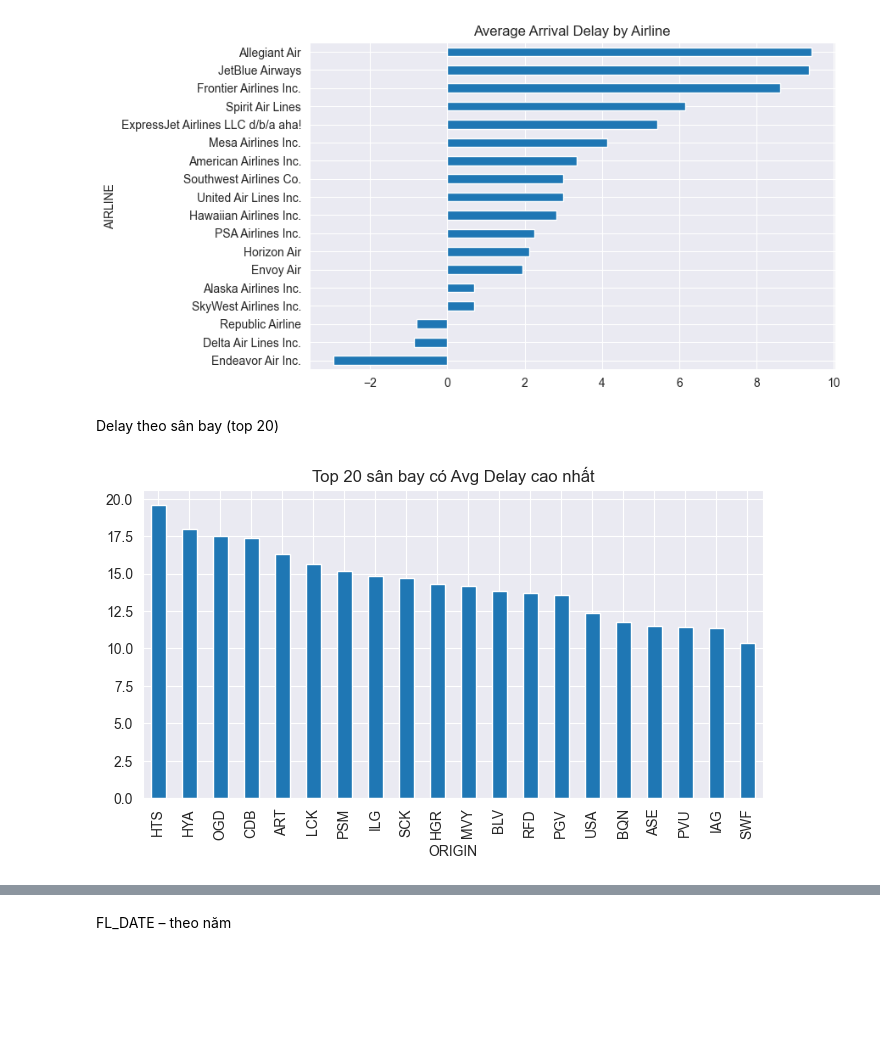
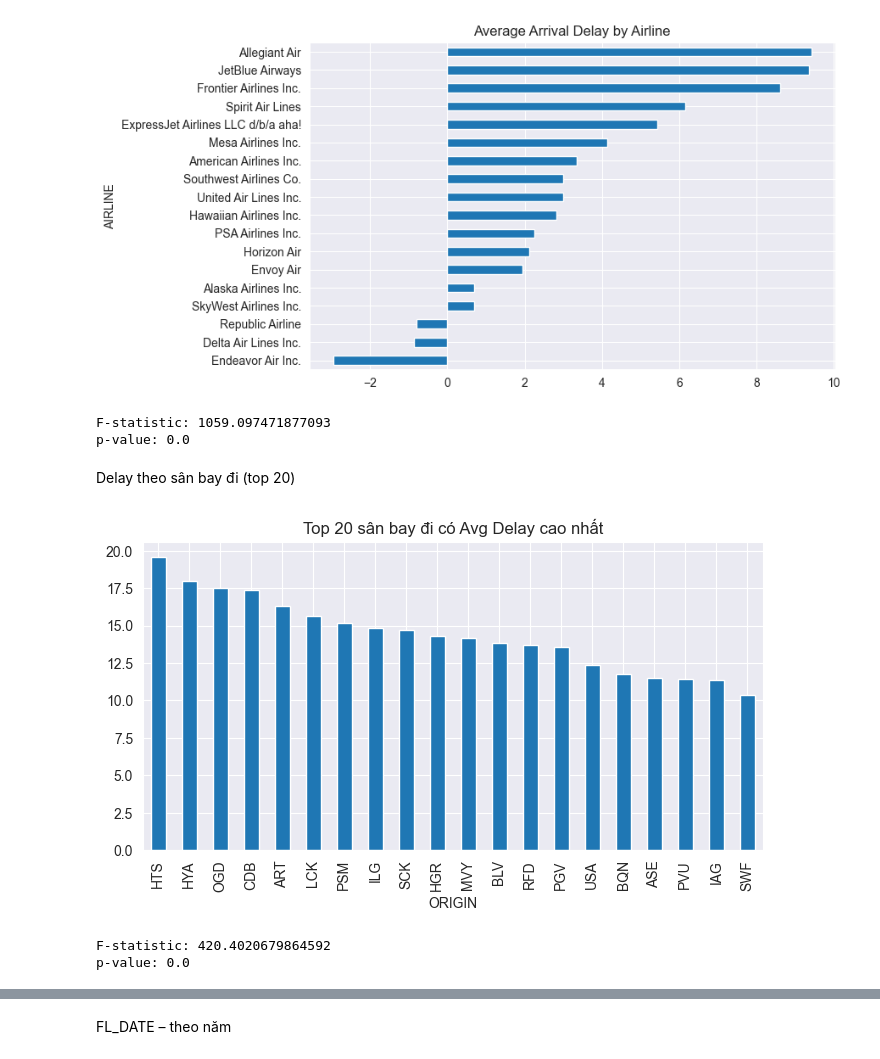
Before and after one commit to MinhPhi2504/IE313.Q12, a Jupyter notebook: flight.ipynb, the cells around one changed output, grey strips where cells are left out. Cells and saved outputs as stored; diff of their text form; code cells hidden in the pictures; blank space fills up the shorter version.

```diff
--- a/flight.ipynb
+++ b/flight.ipynb
@@ -475,18 +475,57 @@ plt.title("Average Arrival Delay by Airline")
 plt.show()
 # %% [output]
 [figure]
+# %%
+from scipy.stats import f_oneway
+
+# Loại missing
+df_anova = df[['ARR_DELAY', 'AIRLINE']].dropna()
+
+# Gom delay theo từng hãng
+groups = [
+    df_anova[df_anova['AIRLINE'] == airline]['ARR_DELAY']
+    for airline in df_anova['AIRLINE'].unique()
+]
+
+F_stat, p_value = f_oneway(*groups)
+
+print("F-statistic:", F_stat)
+print("p-value:", p_value)
+# %% [output]
+F-statistic: 1059.097471877093
+p-value: 0.0
 # %% [markdown]
-Delay theo sân bay (top 20)
+Delay theo sân bay đi (top 20)
 # %%
 origin_delay = (
     df.groupby("ORIGIN")["ARR_DELAY"]
     .mean()
     .sort_values(ascending=False)
     .head(20)
 )
 
 origin_delay.plot(kind="bar", figsize=(8,4))
-plt.title("Top 20 sân bay có Avg Delay cao nhất")
+plt.title("Top 20 sân bay đi có Avg Delay cao nhất")
 plt.show()
 # %% [output]
-[figure, old version]
+[figure, new version]
+# %%
+# Lấy top 20 sân bay có nhiều chuyến nhất
+top_airports = df['ORIGIN'].value_counts().head(20).index
+
+df_anova = df[df['ORIGIN'].isin(top_airports)]
+df_anova = df_anova[['ARR_DELAY', 'ORIGIN']].dropna()
+groups = []
+for airport in df_anova['ORIGIN'].unique():
+    groups.append(
+        df_anova[df_anova['ORIGIN'] == airport]['ARR_DELAY']
+    )
+
+# Thực hiện ANOVA
+F_stat, p_value = f_oneway(*groups)
+
+print("F-statistic:", F_stat)
+print("p-value:", p_value)
+# %% [output]
+F-statistic: 420.4020679864592
+p-value: 0.0
```
Also changed, not shown: parts of 45 cells of this notebook.
